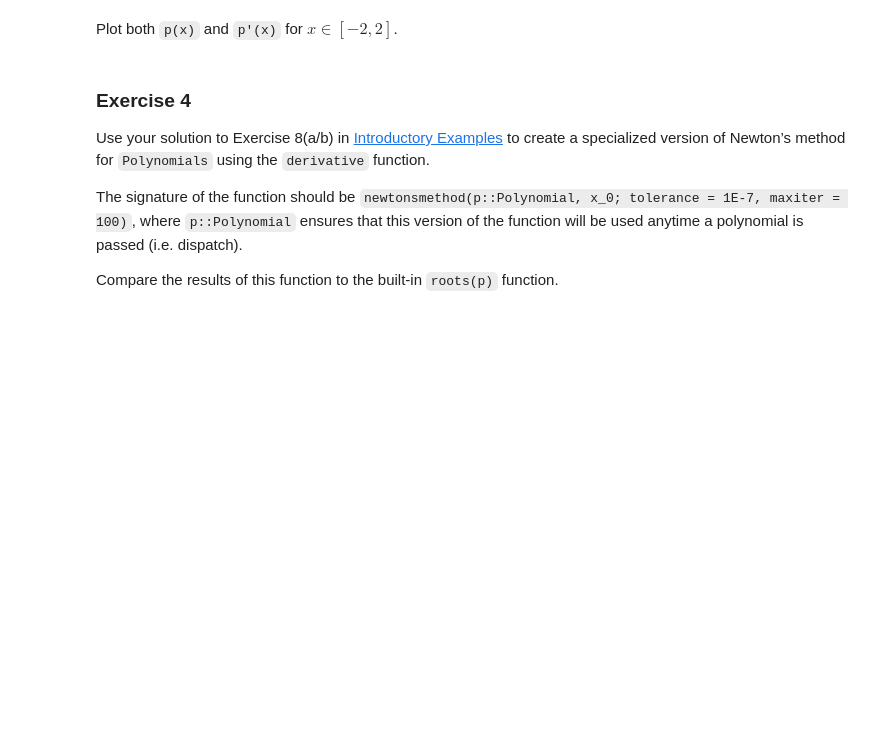
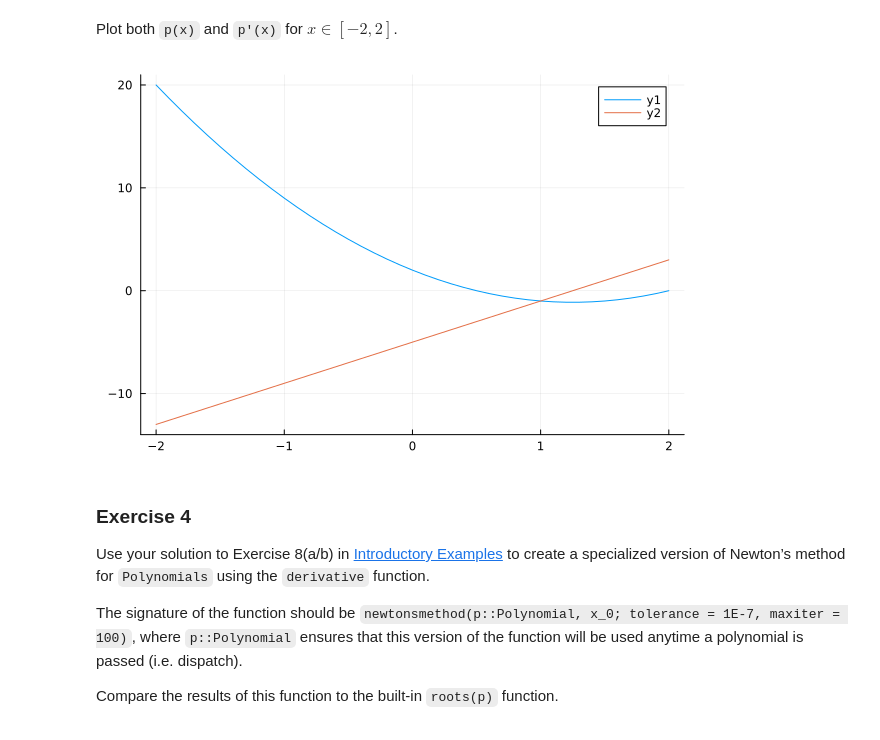
Before and after one commit to Kelvin-xing/lecture-julia.notebooks, a Jupyter notebook: 1_getting_started_julia/5_introduction_to_types.ipynb, the cells around one changed output. Drawn from its saved outputs; the diff is of its cells as text; code cells hidden in the pictures; blank space fills up the shorter version.

```diff
--- a/1_getting_started_julia/5_introduction_to_types.ipynb
+++ b/1_getting_started_julia/5_introduction_to_types.ipynb
@@ -1032,6 +1034,14 @@ p = Polynomial(2 - 5*x + 2*x^2)
 roots(p) = [0.5, 2.0]
 # %% [markdown]
 Plot both `p(x)` and `p′(x)` for $ x \in [-2, 2] $.
+# %%
+using Plots
+
+x = -2.0:0.1:2.0
+plot(x,p.(x))
+plot!(x,p′.(x))
+# %% [output]
+[figure, added]
 # %% [markdown]
 ### Exercise 4
 
```
Also changed, not shown: parts of 2 cells of this notebook, 1 other file.
